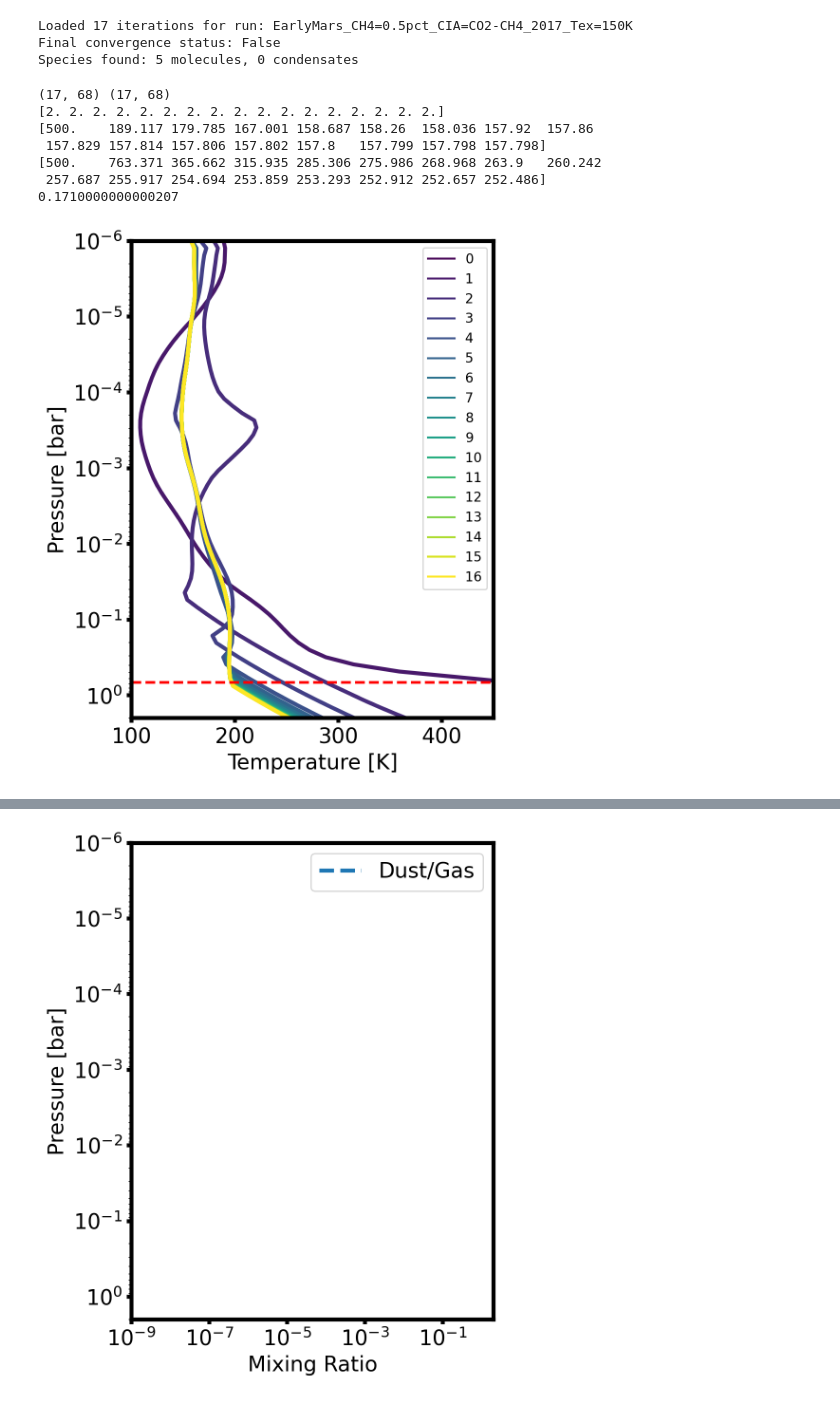
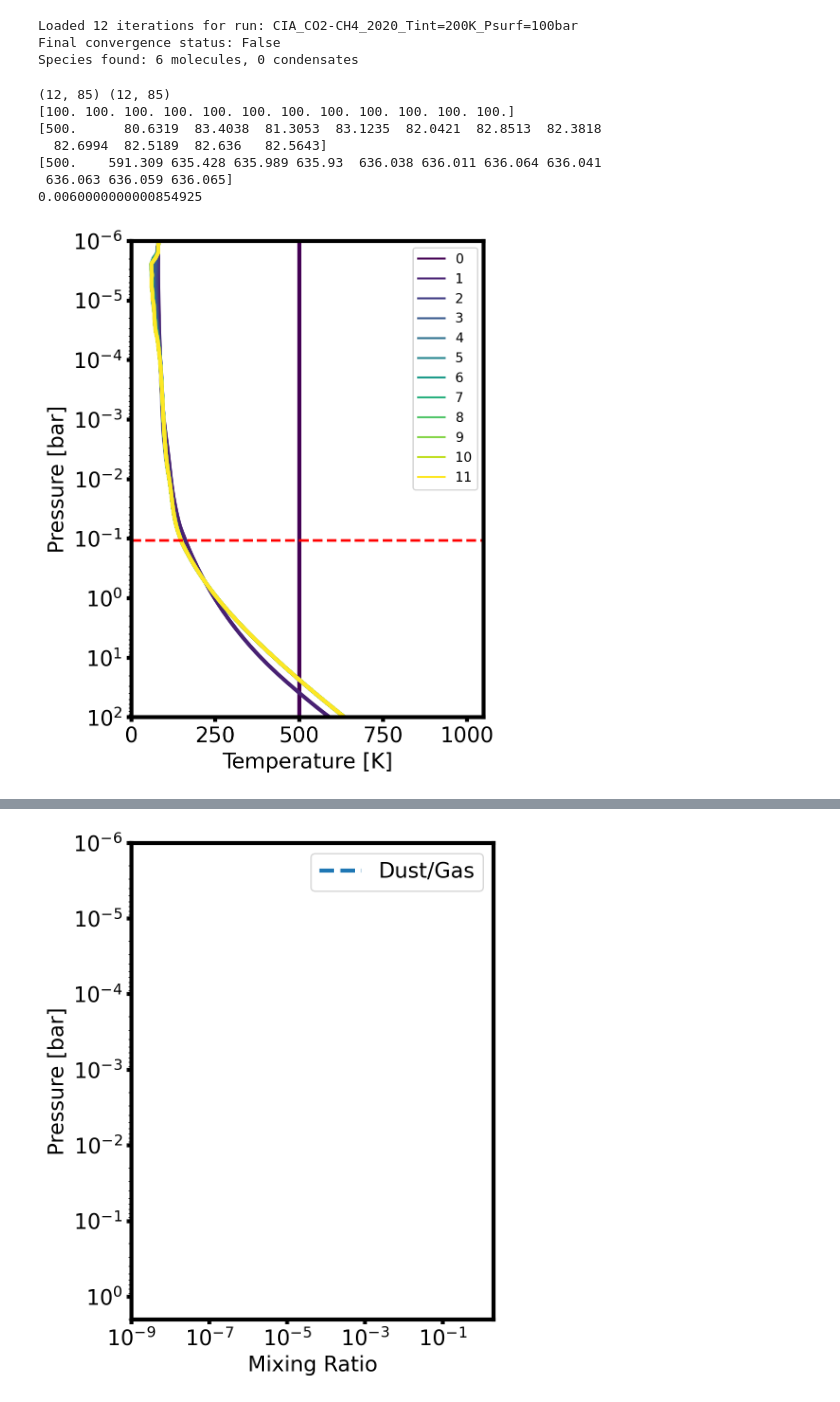
Before and after one commit to DavidDahlbudding/chelio, a Jupyter notebook: analyze/1_IndividualRun.ipynb, the cells around one changed output, grey strips where cells are left out. Drawn from its saved outputs; the diff is of its cells as text; code cells hidden in the pictures.

```diff
--- a/analyze/1_IndividualRun.ipynb
+++ b/analyze/1_IndividualRun.ipynb
@@ -15,8 +15,8 @@ from mixfile_utils import p_sat
 # %%
 # Load a single simulation run
 # All data loading, parsing, and iteration handling is done by ChelioRun.
-output_folder = "../output/EarlyMars_CIA_comparison/"
-run_name = "EarlyMars_CH4=0.5pct_CIA=CO2-CH4_2017_Tex=150K"
+output_folder = "../output/CIA_comparison_HELIOS/"
+run_name = "CIA_CO2-CH4_2020_Tint=200K_Psurf=100bar"
 #run_name = "Earth_Tint=150K_Psurf=10bar_aH=1.0_aC=0.1_aO=0.01_aN=1.0"
 #run_name = "Earth_P0=1e8_Tint=50_CplusO=1e-2_CtoO=0.59"
 #run_name = "test"
@@ -30,9 +30,9 @@ print(f"Loaded {run.num_iterations_read} iterations for run: {run.run_name}")
 print(f"Final convergence status: {run.final_convergence_status}")
 print(f"Species found: {run.n_mol} molecules, {run.n_dust} condensates")
 # %% [output]
-Loaded 17 iterations for run: EarlyMars_CH4=0.5pct_CIA=CO2-CH4_2017_Tex=150K
+Loaded 12 iterations for run: CIA_CO2-CH4_2020_Tint=200K_Psurf=100bar
 Final convergence status: False
-Species found: 5 molecules, 0 condensates
+Species found: 6 molecules, 0 condensates
 # %%
 def set_white(ax):
     ax.set_facecolor('white')
@@ -78,7 +78,7 @@ plot_all_iteration_profiles(
     legend = True
 )
 
-ax.set_xlim(100, 450)
+ax.set_xlim(0, 1050)
 
 # Add the RCB line using the dedicated function
 plot_rcb_height(run, ax=ax, color='red', linestyle='--', linewidth=2, label='RCB')
@@ -88,41 +88,41 @@ ax.set_ylim(np.nanmax(run.pressures_bar), np.nanmin(run.pressures_bar))
 #ax.set_ylim(np.nanmax(run.pressures_bar), 1e0)
 ax.set_title(run.run_name.replace("_", ", "))
 
 # turn on preferred options
 #set_white(ax)
 increase_size(ax, linewidth=3, fontsize=16, legendcols=2, legendloc='no')
 ax.set_title('')
 plt.tight_layout()
 #plt.savefig(f"images/JulyPoster/TPevolution_{run_name}.svg", format="svg", transparent=True)
 
 # insert the saturation vapor pressure of choice for reference
 #T_sample = np.linspace(0, 650, 100)
 #p_sat_sample = p_sat(T_sample, 'CO2')*1e-6 # convert from dyn/cm^2 to bar
 #ax.plot(T_sample, p_sat_sample, color='black', linestyle='--', linewidth=1, label='CO2 saturation pressure', zorder=0)
 
 if False:
     t_min = float(np.nanmin(run.temperatures_K[-1,:])) * 0.9
     t_max = float(np.nanmax(run.temperatures_K[-1,:])) * 1.1
     if not np.isfinite(t_min) or not np.isfinite(t_max):
         raise ValueError("Temperature profile contains non-finite values")
     if t_max < t_min:
         t_min, t_max = t_max, t_min
     n_intervals = int(np.ceil(max(t_max - t_min, 0.0) / 20))
     n_intervals = max(n_intervals, 1)
     t_grid = np.linspace(t_min, t_max, n_intervals + 1)
     plt.vlines(t_grid, np.nanmin(run.pressures_bar), np.nanmax(run.pressures_bar), colors='gray', linewidth=0.5)
     plt.hlines(run.pressures_bar[-1,:], t_min, t_max, colors='gray', linewidth=0.5)
 
 plt.show()
 # %% [output]
-(17, 68) (17, 68)
-[2. 2. 2. 2. 2. 2. 2. 2. 2. 2. 2. 2. 2. 2. 2. 2. 2.]
-[500.    189.117 179.785 167.001 158.687 158.26  158.036 157.92  157.86
- 157.829 157.814 157.806 157.802 157.8   157.799 157.798 157.798]
-[500.    763.371 365.662 315.935 285.306 275.986 268.968 263.9   260.242
- 257.687 255.917 254.694 253.859 253.293 252.912 252.657 252.486]
-0.1710000000000207
+(12, 85) (12, 85)
+[100. 100. 100. 100. 100. 100. 100. 100. 100. 100. 100. 100.]
+[500.      80.6319  83.4038  81.3053  83.1235  82.0421  82.8513  82.3818
+  82.6994  82.5189  82.636   82.5643]
+[500.    591.309 635.428 635.989 635.93  636.038 636.011 636.064 636.041
+ 636.063 636.059 636.065]
+0.0060000000000854925
-[figure, old version]
+[figure, new version]
 # %%
 # Plot molecular mixing ratios for the final converged step
 i = -1
```
Also changed, not shown: parts of 1 cell of this notebook, 2 other files.
